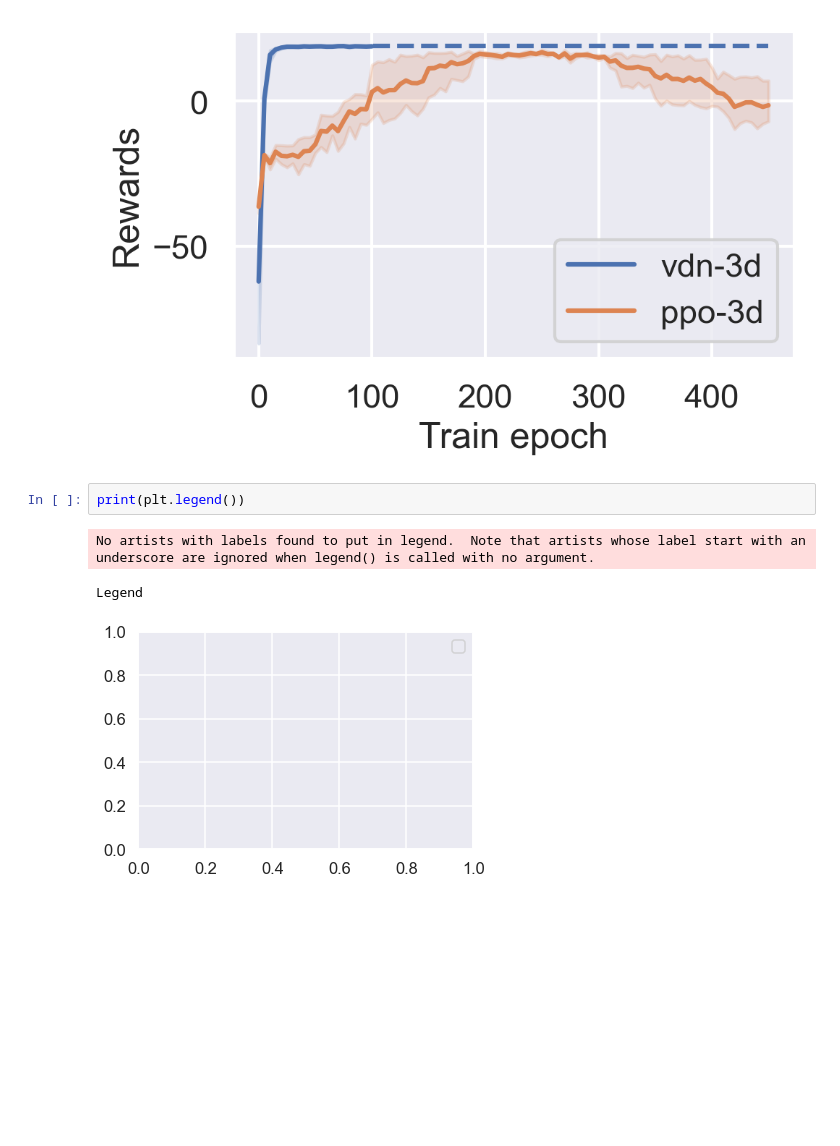
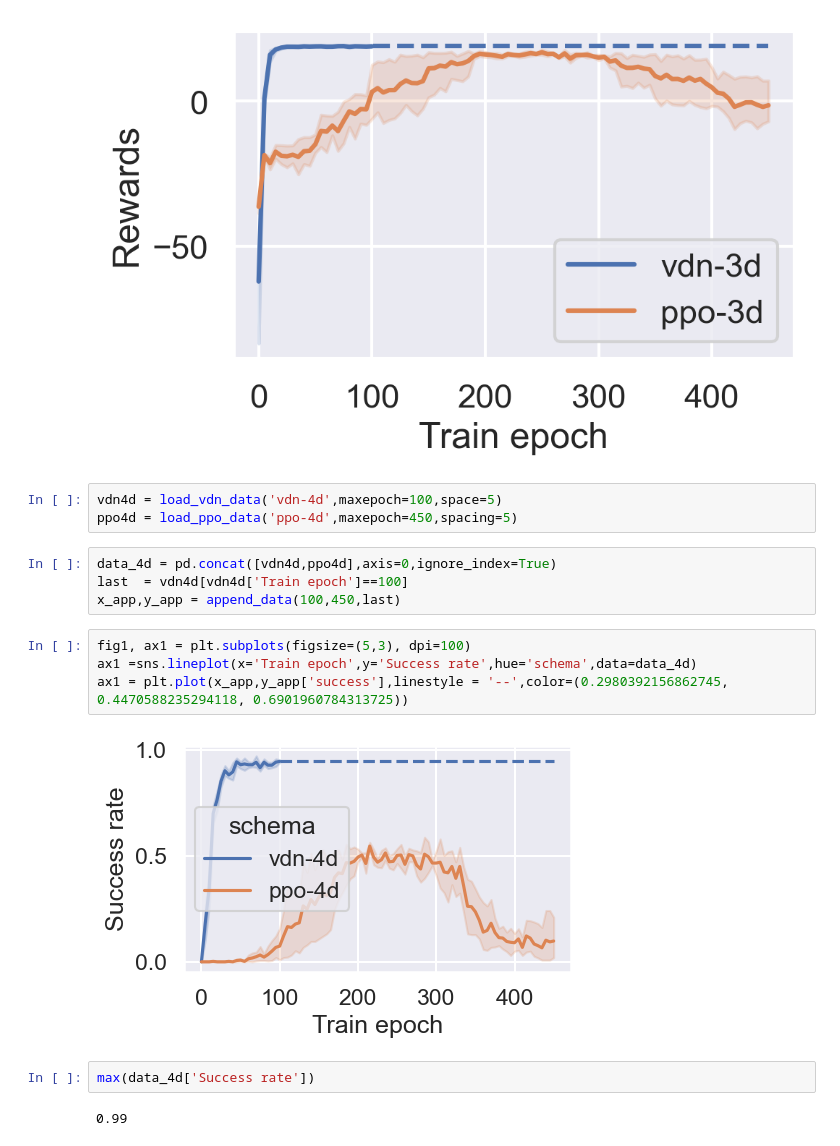
Before and after one commit to Polaris-Yang/MARL-DMFB, a Jupyter notebook: drawRes-dmfb/DrawRes.ipynb, the cells around one changed output. Drawn from its saved outputs; the diff is of its cells as text; blank space fills up the shorter version.

```diff
--- a/drawRes-dmfb/DrawRes.ipynb
+++ b/drawRes-dmfb/DrawRes.ipynb
@@ -109,9 +109,20 @@ ax1.get_legend().set_title(None)
 ax1 = plt.plot(x_app,y_app['reward'],linestyle = '--',color=(0.2980392156862745, 0.4470588235294118, 0.6901960784313725))
 # %% [output]
 [figure]
-# %%
-print(plt.legend())
-# %% [output]
-No artists with labels found to put in legend.  Note that artists whose label start with an underscore are ignored when legend() is called with no argument.
-Legend
-[figure, removed]
+# %%
+vdn4d = load_vdn_data('vdn-4d',maxepoch=100,space=5)
+ppo4d = load_ppo_data('ppo-4d',maxepoch=450,spacing=5)
+# %%
+data_4d = pd.concat([vdn4d,ppo4d],axis=0,ignore_index=True)
+last  = vdn4d[vdn4d['Train epoch']==100]
+x_app,y_app = append_data(100,450,last)
+# %%
+fig1, ax1 = plt.subplots(figsize=(5,3), dpi=100)
+ax1 =sns.lineplot(x='Train epoch',y='Success rate',hue='schema',data=data_4d)
+ax1 = plt.plot(x_app,y_app['success'],linestyle = '--',color=(0.2980392156862745, 0.4470588235294118, 0.6901960784313725))
+# %% [output]
+[figure, added]
+# %%
+max(data_4d['Success rate'])
+# %% [output]
+0.99
```
Also changed, not shown: 20 other files.
